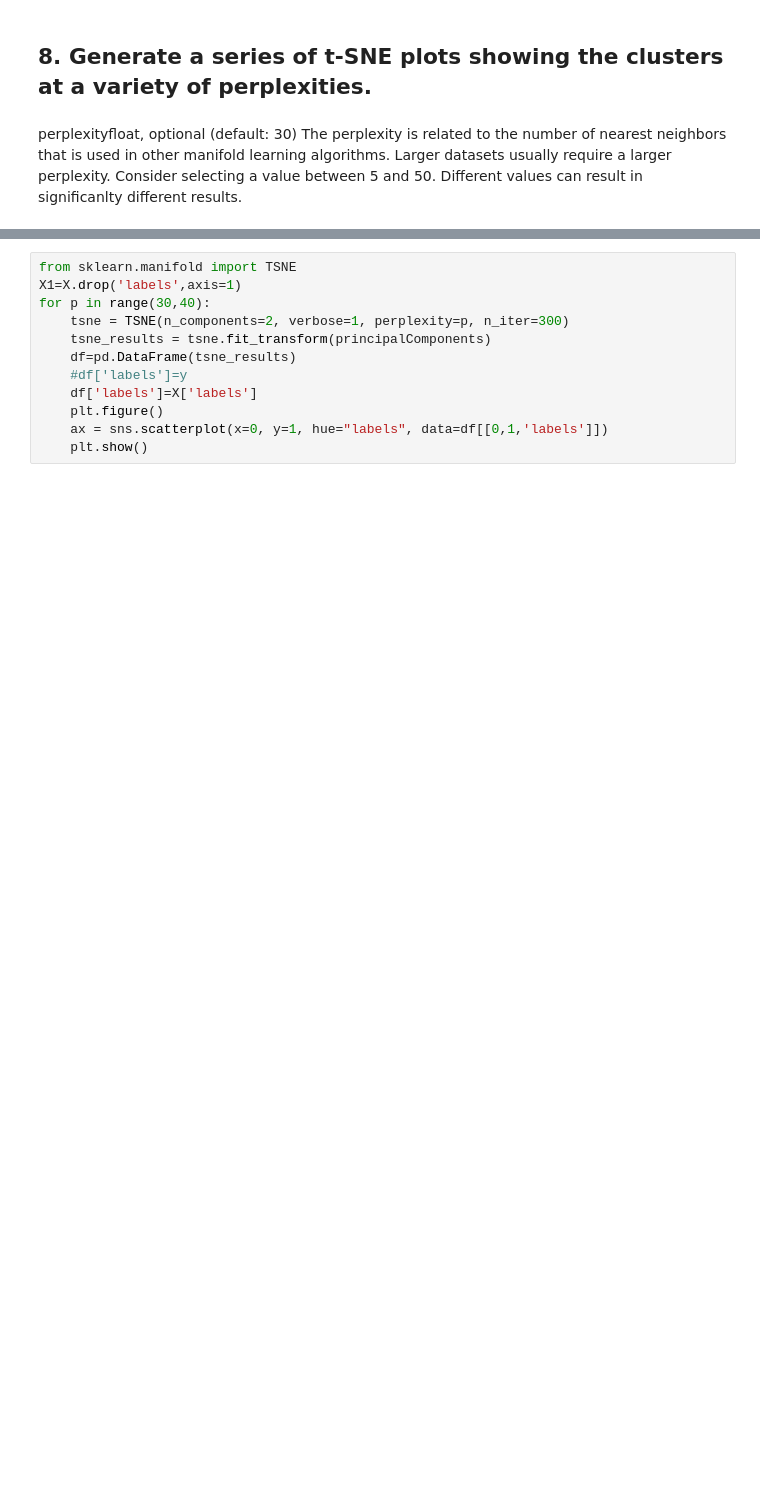
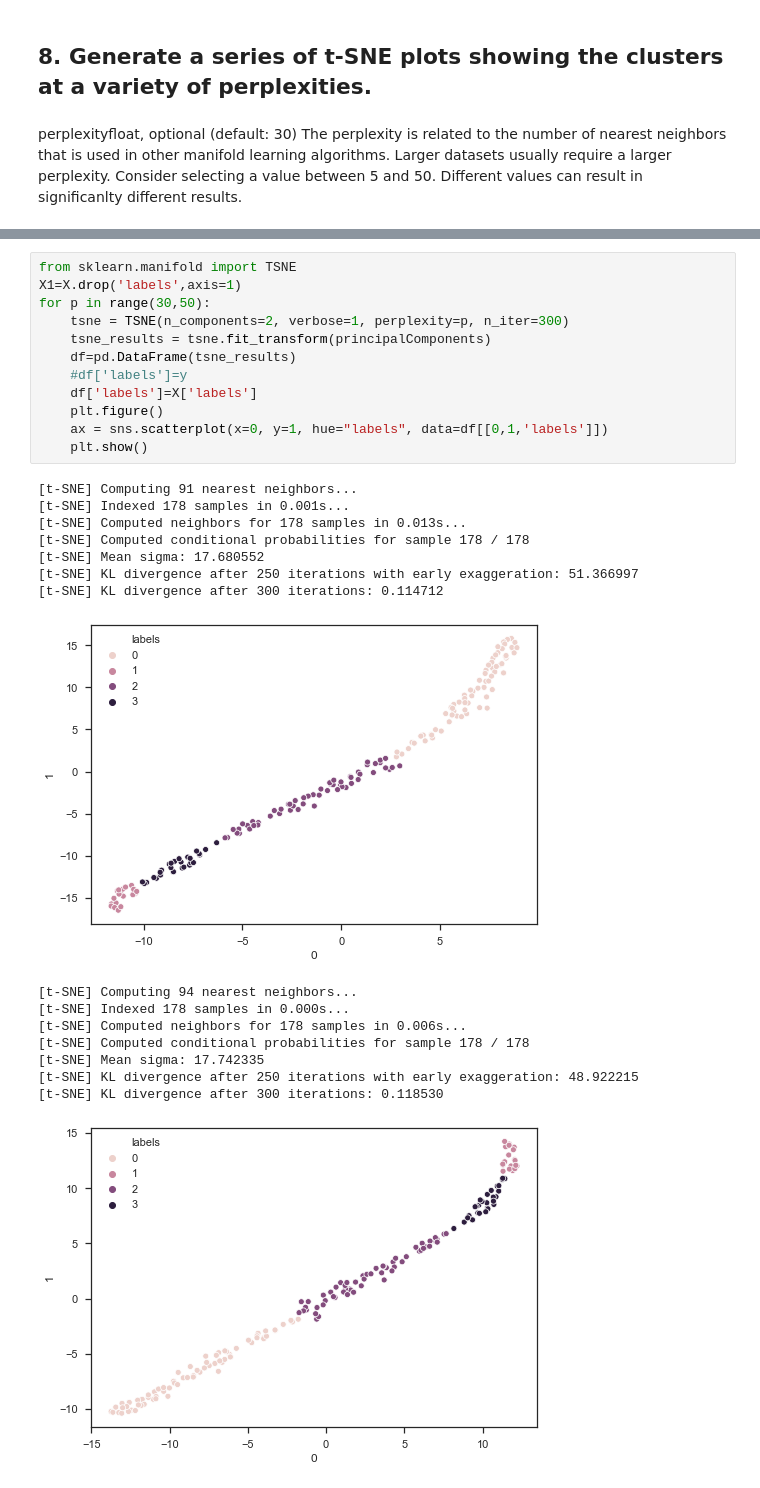
Before and after one commit to silviaserafini/datamad0320, a Jupyter notebook: module-3/lab-unsupervised-learning-evaluation/your-code/main.ipynb, the cells around one changed output, grey strips where cells are left out. Saved outputs shown, nothing was run; the diff lists cells and outputs as text; blank space fills up the shorter version.

```diff
--- a/module-3/lab-unsupervised-learning-evaluation/your-code/main.ipynb
+++ b/module-3/lab-unsupervised-learning-evaluation/your-code/main.ipynb
@@ -125,12 +138,29 @@ The perplexity is related to the number of nearest neighbors that is used in oth
 # %%
 from sklearn.manifold import TSNE
 X1=X.drop('labels',axis=1)
-for p in range(30,40):
+for p in range(30,50):
     tsne = TSNE(n_components=2, verbose=1, perplexity=p, n_iter=300)
     tsne_results = tsne.fit_transform(principalComponents)
     df=pd.DataFrame(tsne_results)
     #df['labels']=y
     df['labels']=X['labels']
     plt.figure()
     ax = sns.scatterplot(x=0, y=1, hue="labels", data=df[[0,1,'labels']])
     plt.show()
+# %% [output]
+[t-SNE] Computing 91 nearest neighbors...
+[t-SNE] Indexed 178 samples in 0.001s...
+[t-SNE] Computed neighbors for 178 samples in 0.013s...
+[t-SNE] Computed conditional probabilities for sample 178 / 178
+[t-SNE] Mean sigma: 17.680552
+[t-SNE] KL divergence after 250 iterations with early exaggeration: 51.366997
+[t-SNE] KL divergence after 300 iterations: 0.114712
+[figure, added]
+[t-SNE] Computing 94 nearest neighbors...
+[t-SNE] Indexed 178 samples in 0.000s...
+[t-SNE] Computed neighbors for 178 samples in 0.006s...
+[t-SNE] Computed conditional probabilities for sample 178 / 178
+[t-SNE] Mean sigma: 17.742335
+[t-SNE] KL divergence after 250 iterations with early exaggeration: 48.922215
+[t-SNE] KL divergence after 300 iterations: 0.118530
+[figure, added]
```
Also changed, not shown: parts of 7 cells of this notebook.
